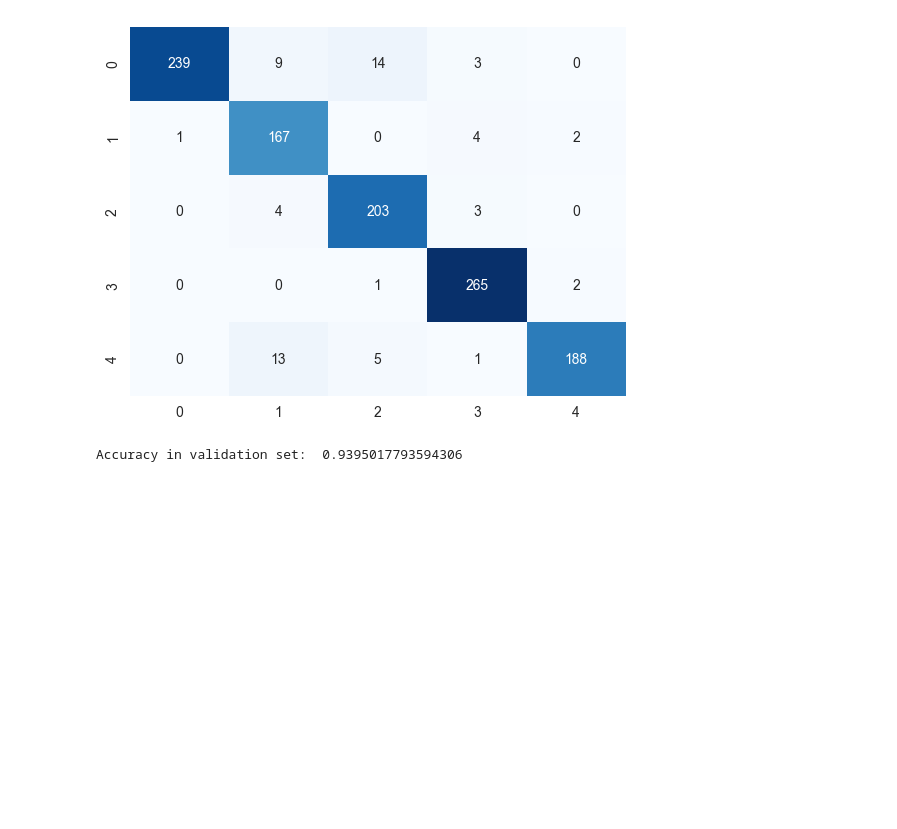
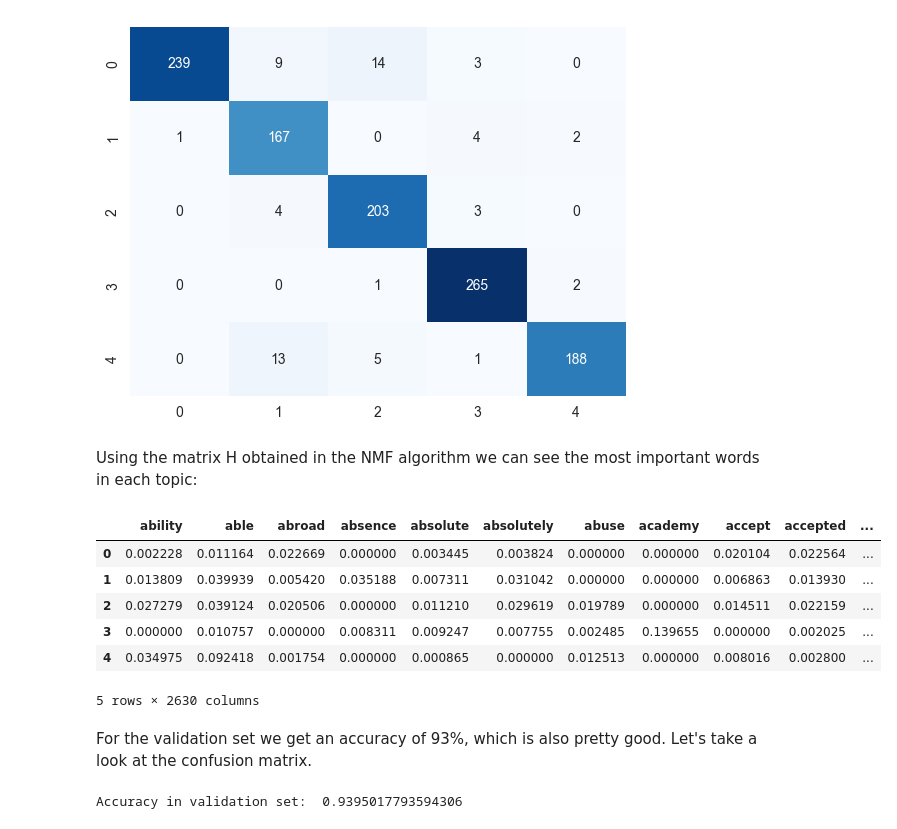
Before and after one commit to JuanDa14Sa/BBC-News-Classification, a Jupyter notebook: bbc_classification.ipynb, the cells around one changed output. Saved outputs shown, nothing was run; the diff lists cells and outputs as text; code cells hidden in the pictures; blank space fills up the shorter version.

```diff
--- a/bbc_classification.ipynb
+++ b/bbc_classification.ipynb
@@ -409,6 +437,21 @@ sns.heatmap(confusion_matrix(df_train['Target'], y_train_pred), annot=True, fmt=
 # %% [output]
 <Axes: >
 [figure]
+# %% [markdown]
+Using the matrix H obtained in the NMF algorithm we can see the most important words in each topic:
+# %%
+H = pd.DataFrame(nmf.components_, columns=tfidf.get_feature_names_out())
+H
+# %% [output]
+|  | ability | able | abroad | absence | absolute | absolutely | abuse | academy | accept | accepted | ... |
+| 0 | 0.002228 | 0.011164 | 0.022669 | 0.000000 | 0.003445 | 0.003824 | 0.000000 | 0.000000 | 0.020104 | 0.022564 | ... |
+| 1 | 0.013809 | 0.039939 | 0.005420 | 0.035188 | 0.007311 | 0.031042 | 0.000000 | 0.000000 | 0.006863 | 0.013930 | ... |
+| 2 | 0.027279 | 0.039124 | 0.020506 | 0.000000 | 0.011210 | 0.029619 | 0.019789 | 0.000000 | 0.014511 | 0.022159 | ... |
+| 3 | 0.000000 | 0.010757 | 0.000000 | 0.008311 | 0.009247 | 0.007755 | 0.002485 | 0.139655 | 0.000000 | 0.002025 | ... |
+| 4 | 0.034975 | 0.092418 | 0.001754 | 0.000000 | 0.000865 | 0.000000 | 0.012513 | 0.000000 | 0.008016 | 0.002800 | ... |
+5 rows × 2630 columns
+# %% [markdown]
+For the validation set we get an accuracy of 93%, which is also pretty good. Let's take a look at the confusion matrix.
 # %%
 X_val = tfidf.transform(df_val['Text_preprocessed'])
 X_val_nmf = nmf.transform(X_val)
```
Also changed, not shown: parts of 8 cells of this notebook.
